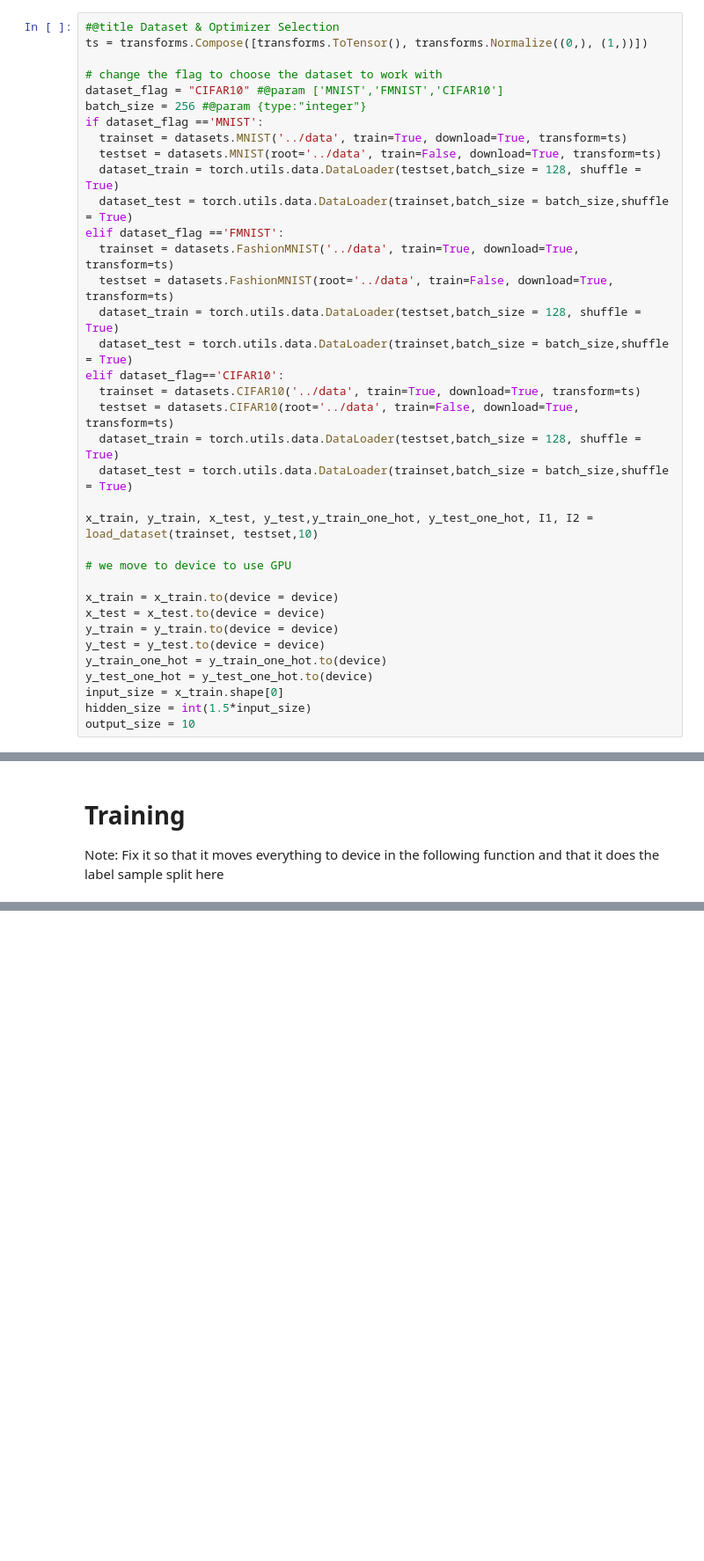
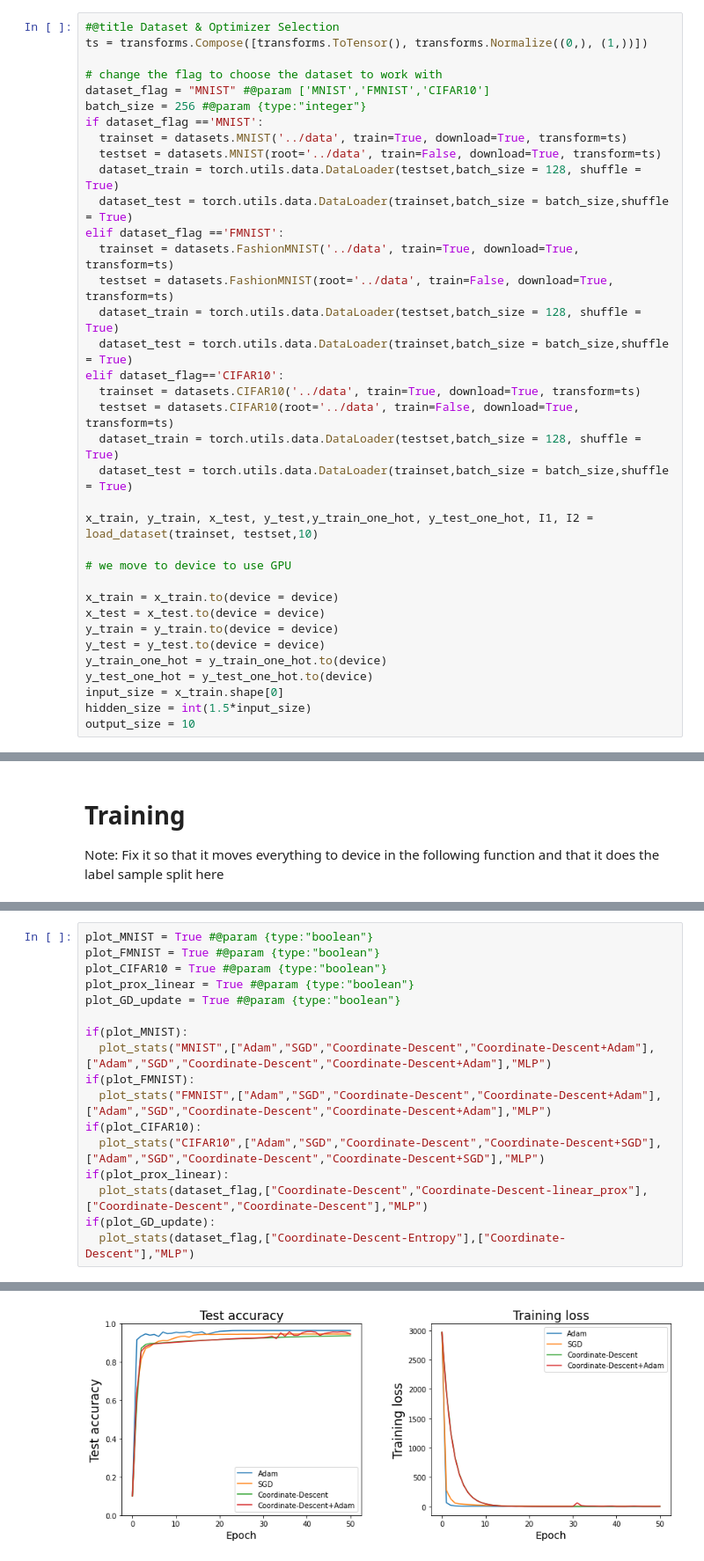
Before and after one commit to johnmavro/Machine-Learning-Optimization, a Jupyter notebook: BCD.ipynb, the cells around one changed output, grey strips where cells are left out. Shown at 88% size. Cells and saved outputs as stored; diff of their text form; blank space fills up the shorter version.

```diff
--- a/BCD.ipynb
+++ b/BCD.ipynb
@@ -47,7 +49,7 @@ The Code for the Block Coordinate Descent was mostly based on https://github.com
 ts = transforms.Compose([transforms.ToTensor(), transforms.Normalize((0,), (1,))])
 
 # change the flag to choose the dataset to work with
-dataset_flag = "CIFAR10" #@param ['MNIST','FMNIST','CIFAR10']
+dataset_flag = "MNIST" #@param ['MNIST','FMNIST','CIFAR10']
 batch_size = 256 #@param {type:"integer"}
 if dataset_flag =='MNIST':
   trainset = datasets.MNIST('../data', train=True, download=True, transform=ts)
@@ -198,0 +238,18 @@ Coordinate-Descent
+# %%
+plot_MNIST = True #@param {type:"boolean"}
+plot_FMNIST = True #@param {type:"boolean"}
+plot_CIFAR10 = True #@param {type:"boolean"}
+plot_prox_linear = True #@param {type:"boolean"}
+plot_GD_update = True #@param {type:"boolean"}
+
+if(plot_MNIST):
+  plot_stats("MNIST",["Adam","SGD","Coordinate-Descent","Coordinate-Descent+Adam"],["Adam","SGD","Coordinate-Descent","Coordinate-Descent+Adam"],"MLP")
+if(plot_FMNIST):
+  plot_stats("FMNIST",["Adam","SGD","Coordinate-Descent","Coordinate-Descent+Adam"],["Adam","SGD","Coordinate-Descent","Coordinate-Descent+Adam"],"MLP")
+if(plot_CIFAR10):
+  plot_stats("CIFAR10",["Adam","SGD","Coordinate-Descent","Coordinate-Descent+SGD"],["Adam","SGD","Coordinate-Descent","Coordinate-Descent+SGD"],"MLP")
+if(plot_prox_linear):
+  plot_stats(dataset_flag,["Coordinate-Descent","Coordinate-Descent-linear_prox"],["Coordinate-Descent","Coordinate-Descent"],"MLP")
+if(plot_GD_update):
+  plot_stats(dataset_flag,["Coordinate-Descent-Entropy"],["Coordinate-Descent"],"MLP")
+# %% [output]
@@ -198,0 +267 @@ Coordinate-Descent
+[figure, added]
```
Also changed, not shown: parts of 10 cells of this notebook, 6 other files.
